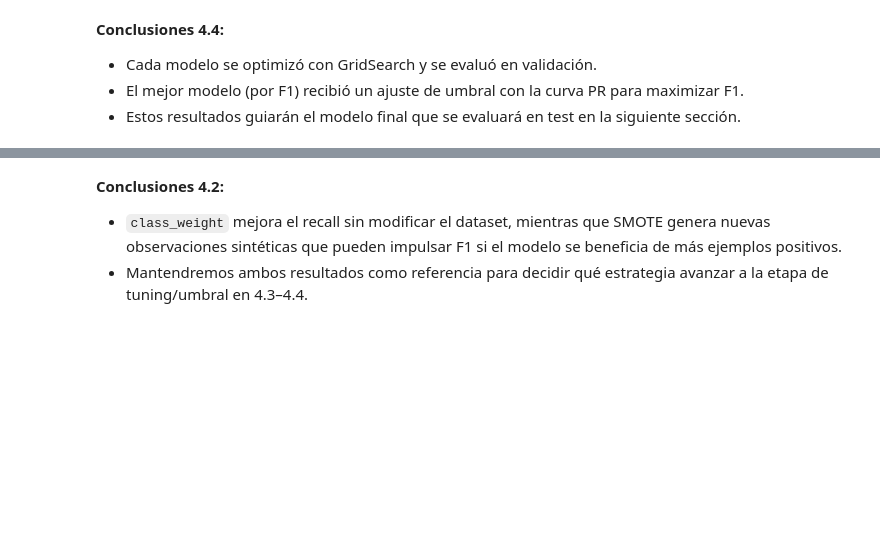
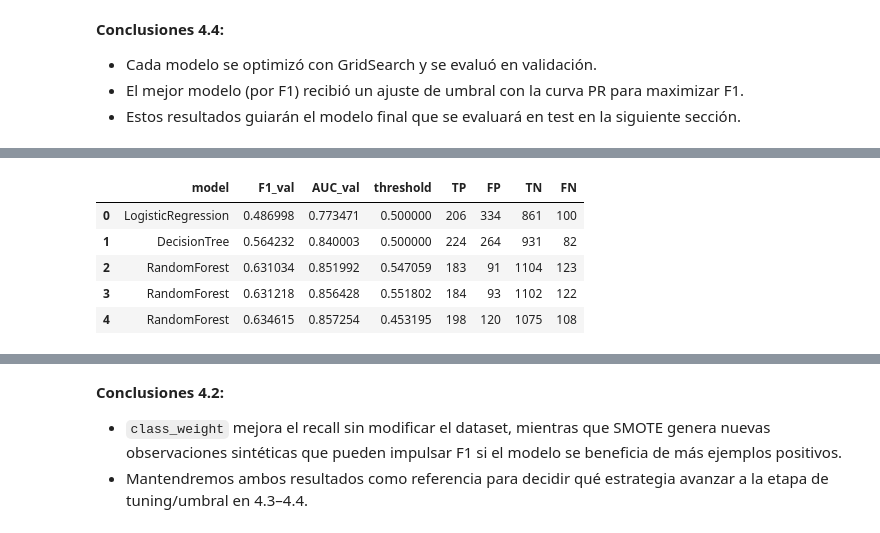
Before and after one commit to RickParra96/Taller-2-Fundamento-de-Ciencia-de-Datos, a Jupyter notebook: Taller_2_nombre_apellido.ipynb, the cells around one changed output, grey strips where cells are left out. Drawn from its saved outputs; the diff is of its cells as text; code cells hidden in the pictures; blank space fills up the shorter version.

```diff
--- a/Taller_2_nombre_apellido.ipynb
+++ b/Taller_2_nombre_apellido.ipynb
@@ -1015,0 +1123,11 @@ display(summary_df[['model', 'best_params', 'F1_val_default', 'AUC_val_default',
+# %%
+# 4.5.3 Tabla resumen de validación
+report_df = pd.DataFrame(report_rows)
+display(report_df[['model', 'F1_val', 'AUC_val', 'threshold', 'TP', 'FP', 'TN', 'FN']])
+# %% [output]
+|  | model | F1_val | AUC_val | threshold | TP | FP | TN | FN |
+| 0 | LogisticRegression | 0.486998 | 0.773471 | 0.500000 | 206 | 334 | 861 | 100 |
+| 1 | DecisionTree | 0.564232 | 0.840003 | 0.500000 | 224 | 264 | 931 | 82 |
+| 2 | RandomForest | 0.631034 | 0.851992 | 0.547059 | 183 | 91 | 1104 | 123 |
+| 3 | RandomForest | 0.631218 | 0.856428 | 0.551802 | 184 | 93 | 1102 | 122 |
+| 4 | RandomForest | 0.634615 | 0.857254 | 0.453195 | 198 | 120 | 1075 | 108 |
```
Also changed, not shown: parts of 4 cells of this notebook.
